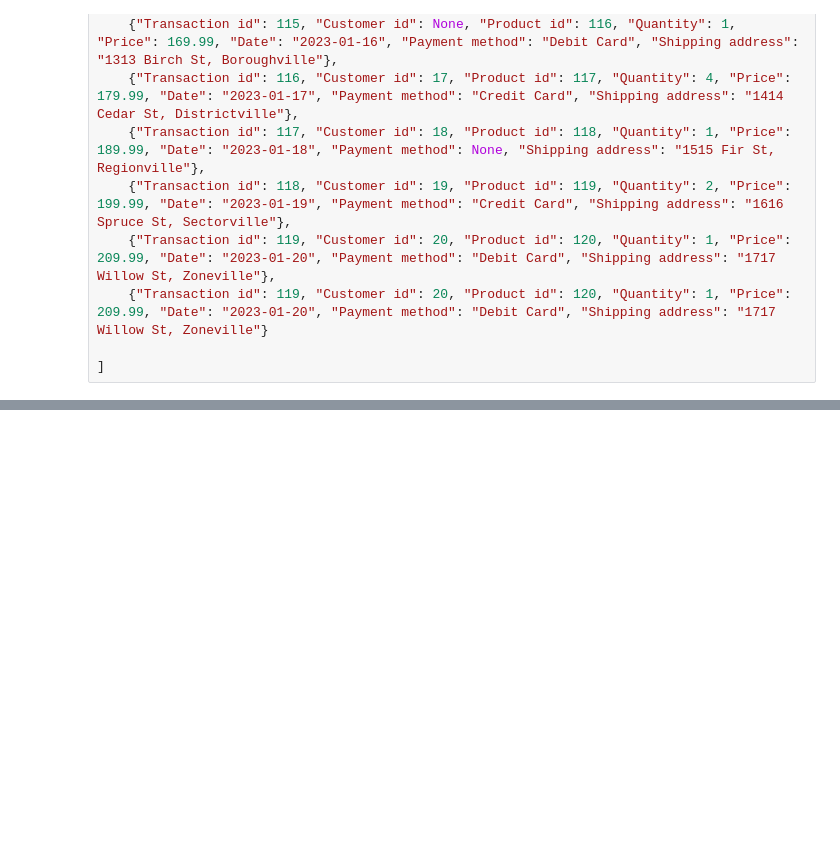
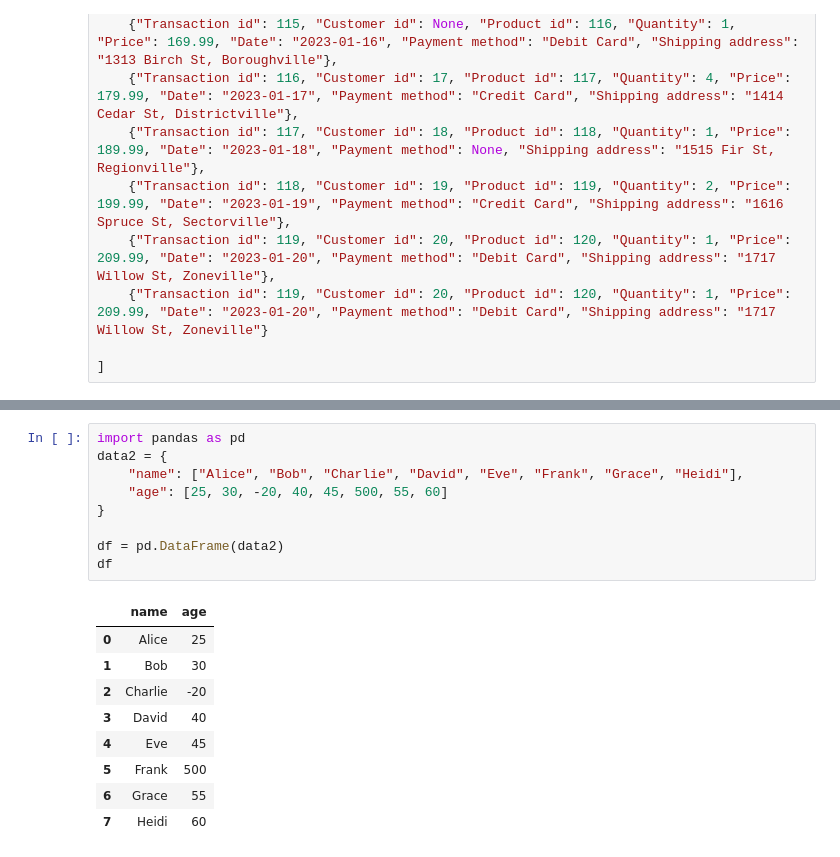
Before and after one commit to devidrees/Codroid-April-Batch, a Jupyter notebook: Day 14 - Data Cleaning.ipynb, the cells around one changed output, grey strips where cells are left out. Drawn from its saved outputs; the diff is of its cells as text; blank space fills up the shorter version.

Commit message:
sync data cleaning

```diff
--- a/Day 14 - Data Cleaning.ipynb
+++ b/Day 14 - Data Cleaning.ipynb
@@ -29,0 +63,19 @@ data = [
+# %%
+import pandas as pd
+data2 = {
+    "name": ["Alice", "Bob", "Charlie", "David", "Eve", "Frank", "Grace", "Heidi"],
+    "age": [25, 30, -20, 40, 45, 500, 55, 60]
+}
+
+df = pd.DataFrame(data2)
+df
+# %% [output]
+|  | name | age |
+| 0 | Alice | 25 |
+| 1 | Bob | 30 |
+| 2 | Charlie | -20 |
+| 3 | David | 40 |
+| 4 | Eve | 45 |
+| 5 | Frank | 500 |
+| 6 | Grace | 55 |
+| 7 | Heidi | 60 |
```
Also changed, not shown: parts of 11 cells of this notebook.
